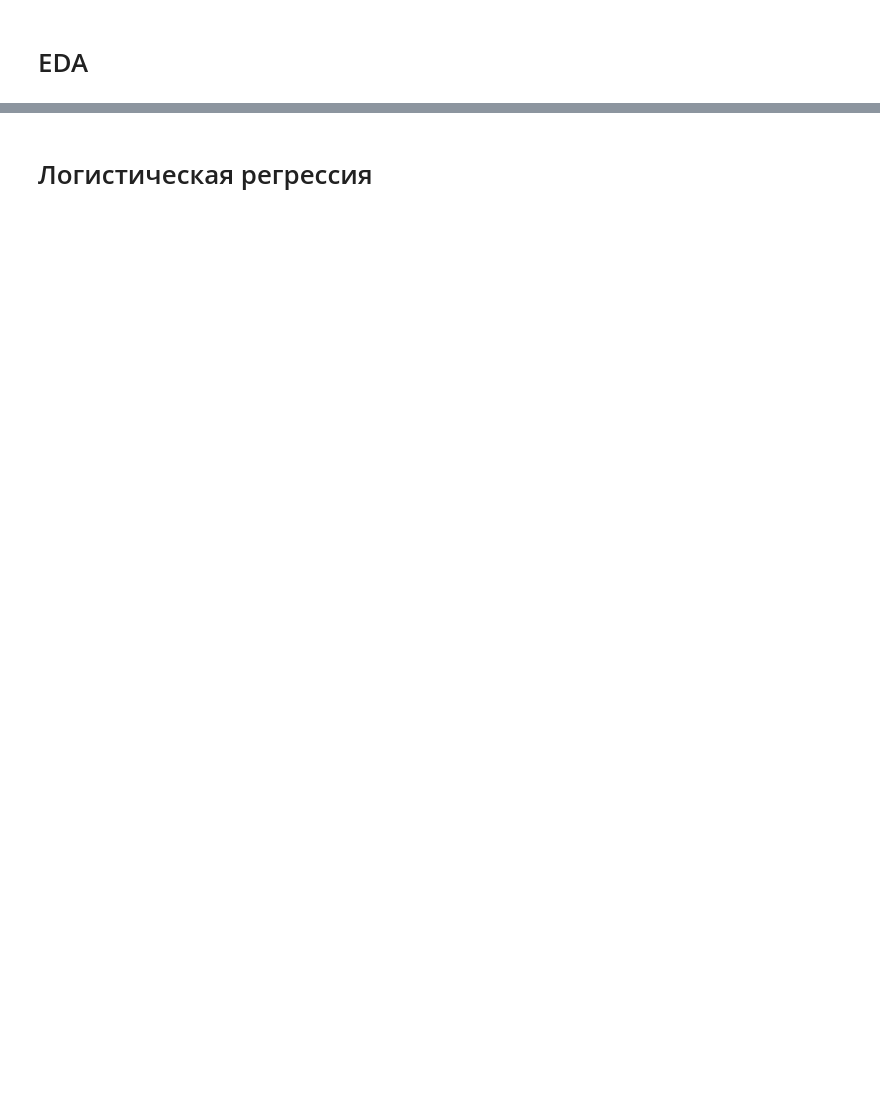
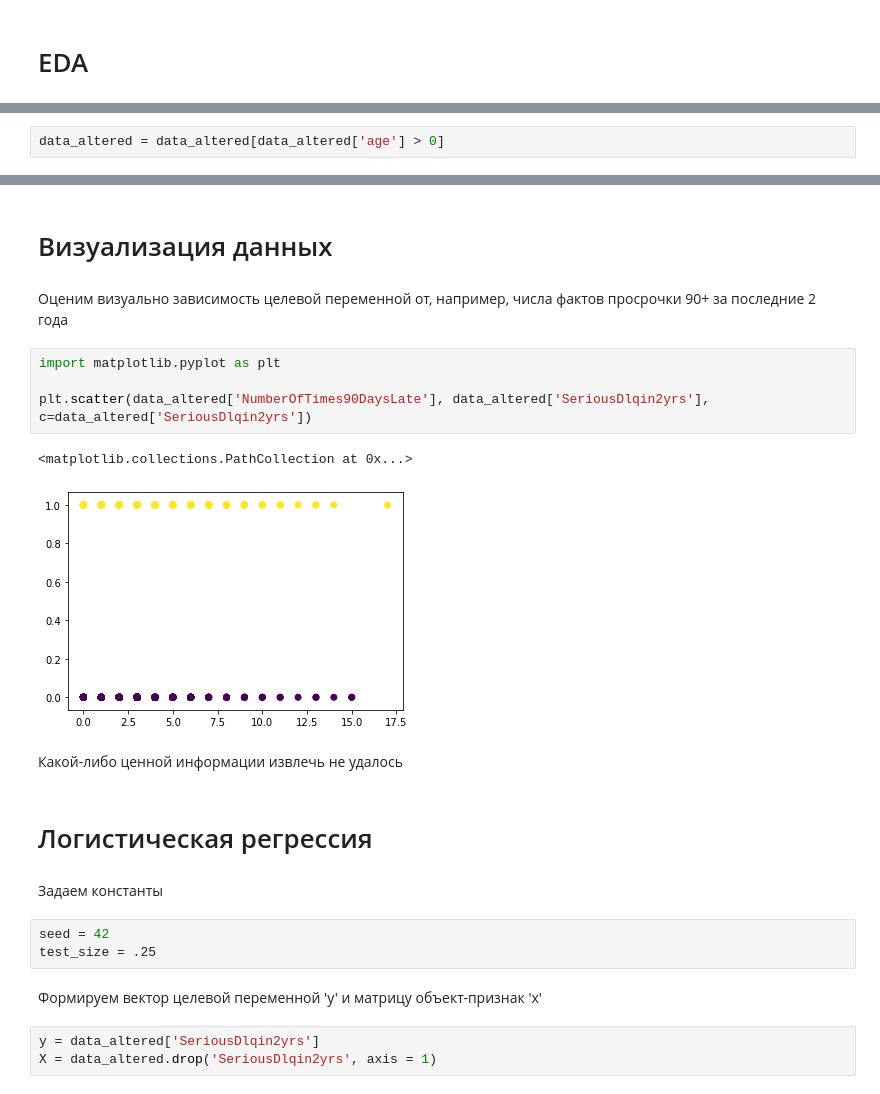
Before and after one commit to Astemir90/Raiff_Group5_CreditScoring, a Jupyter notebook: Raiff_Group5_CreditScoring.ipynb, the cells around one changed output, grey strips where cells are left out. Drawn from its saved outputs; the diff is of its cells as text; blank space fills up the shorter version.

```diff
--- a/Raiff_Group5_CreditScoring.ipynb
+++ b/Raiff_Group5_CreditScoring.ipynb
@@ -226,0 +179,2 @@ data_altered.describe()
+# %%
+data_altered = data_altered[data_altered['age'] > 0]
@@ -227,2 +240,25 @@ data_altered.describe()
+# %% [markdown]
+# Визуализация данных
+# %% [markdown]
+Оценим визуально зависимость целевой переменной от, например, числа фактов просрочки 90+ за последние 2 года
+# %%
+import matplotlib.pyplot as plt
+
+plt.scatter(data_altered['NumberOfTimes90DaysLate'], data_altered['SeriousDlqin2yrs'], c=data_altered['SeriousDlqin2yrs'])
+# %% [output]
+<matplotlib.collections.PathCollection at 0x...>
+[figure, added]
+# %% [markdown]
+Какой-либо ценной информации извлечь не удалось
 # %% [markdown]
 # Логистическая регрессия
+# %% [markdown]
+Задаем константы
+# %%
+seed = 42
+test_size = .25
+# %% [markdown]
+Формируем вектор целевой переменной 'y' и матрицу объект-признак 'x'
+# %%
+y = data_altered['SeriousDlqin2yrs']
+X = data_altered.drop('SeriousDlqin2yrs', axis = 1)
```
Also changed, not shown: parts of 85 cells of this notebook.
